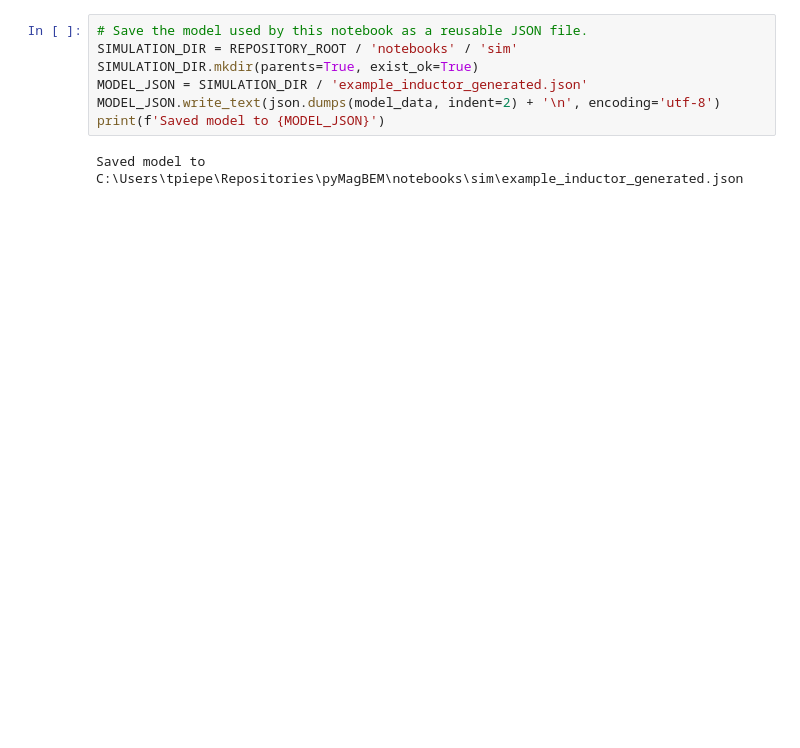
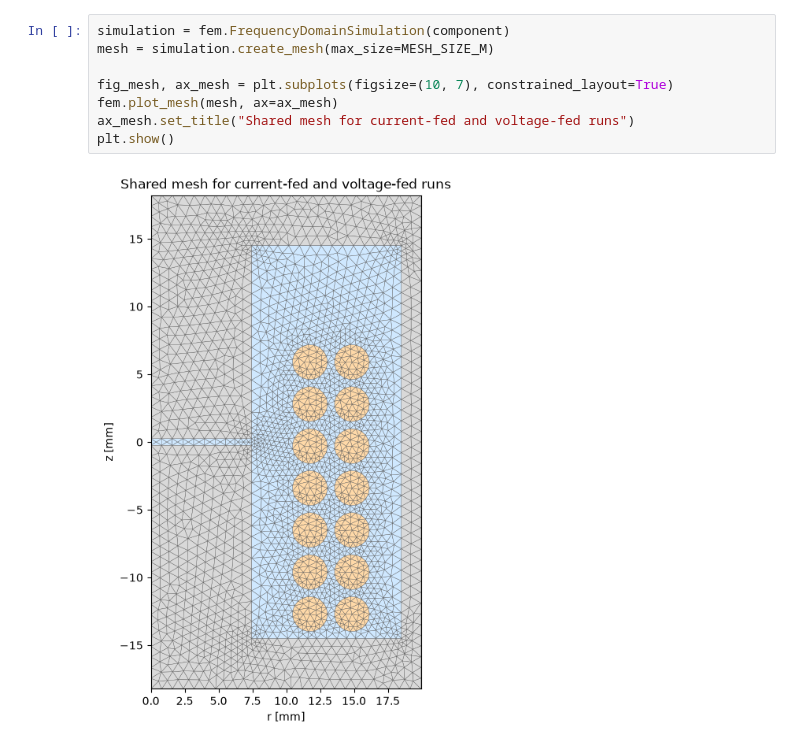
Before and after one commit to TPFH1/pyMagFEM, a Jupyter notebook: notebooks/example_inductor.ipynb, the cells around one changed output. Drawn from its saved outputs; the diff is of its cells as text; blank space fills up the shorter version.

```diff
--- a/notebooks/example_inductor.ipynb
+++ b/notebooks/example_inductor.ipynb
@@ -150,9 +126,10 @@ FEMModel(schema='pyMagBEM', version=1, metadata=Metadata(name='example inductor'
 # %%
-# Save the model used by this notebook as a reusable JSON file.
-SIMULATION_DIR = REPOSITORY_ROOT / 'notebooks' / 'sim'
-SIMULATION_DIR.mkdir(parents=True, exist_ok=True)
-MODEL_JSON = SIMULATION_DIR / 'example_inductor_generated.json'
-MODEL_JSON.write_text(json.dumps(model_data, indent=2) + '\n', encoding='utf-8')
-print(f'Saved model to {MODEL_JSON}')
+simulation = fem.FrequencyDomainSimulation(component)
+mesh = simulation.create_mesh(max_size=MESH_SIZE_M)
+
+fig_mesh, ax_mesh = plt.subplots(figsize=(10, 7), constrained_layout=True)
+fem.plot_mesh(mesh, ax=ax_mesh)
+ax_mesh.set_title("Shared mesh for current-fed and voltage-fed runs")
+plt.show()
 # %% [output]
-Saved model to C:\Users\tpiepe\Repositories\pyMagBEM\notebooks\sim\example_inductor_generated.json
+[figure, added]
```
Also changed, not shown: parts of 13 cells of this notebook, 6 other files.
